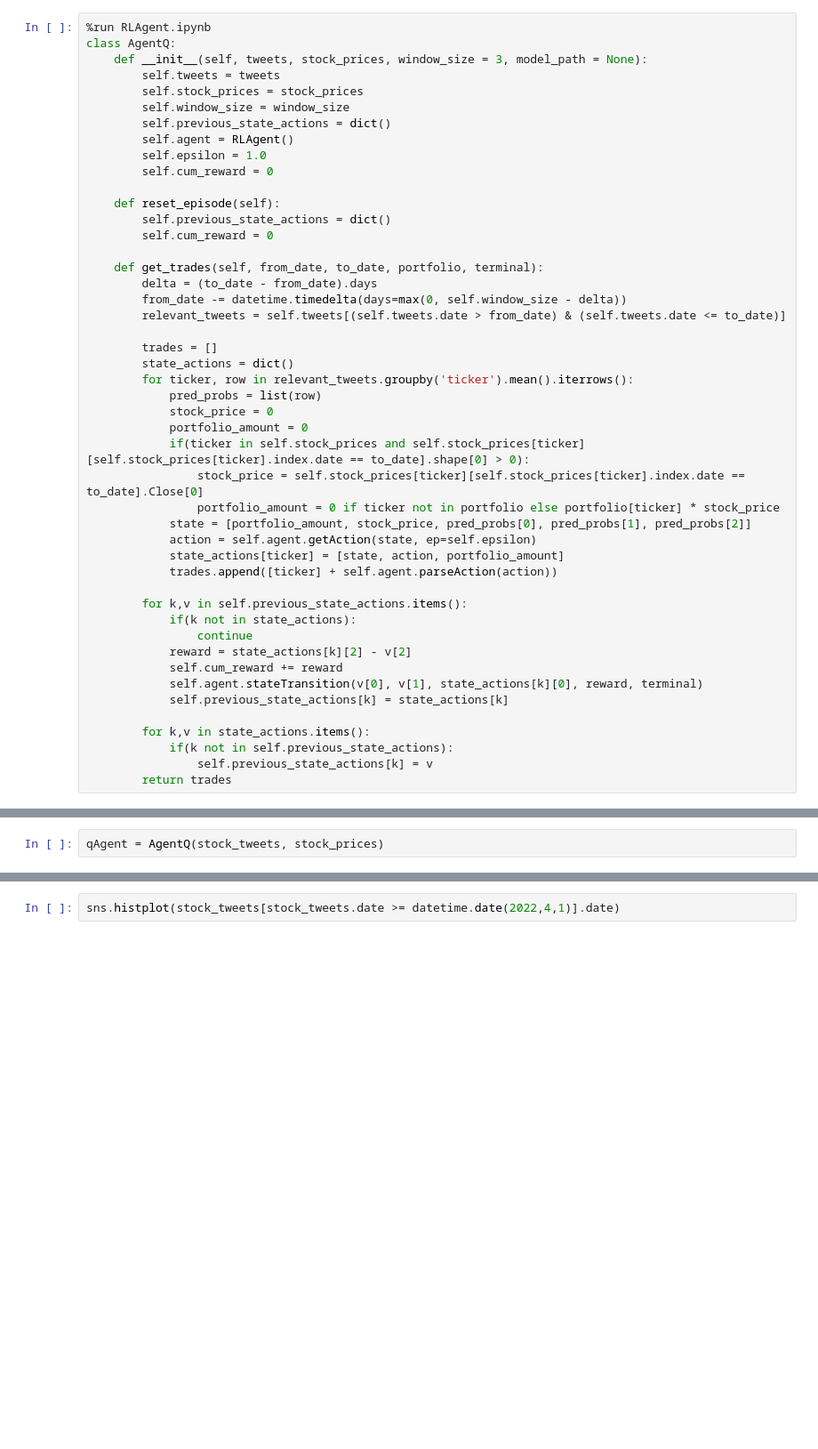
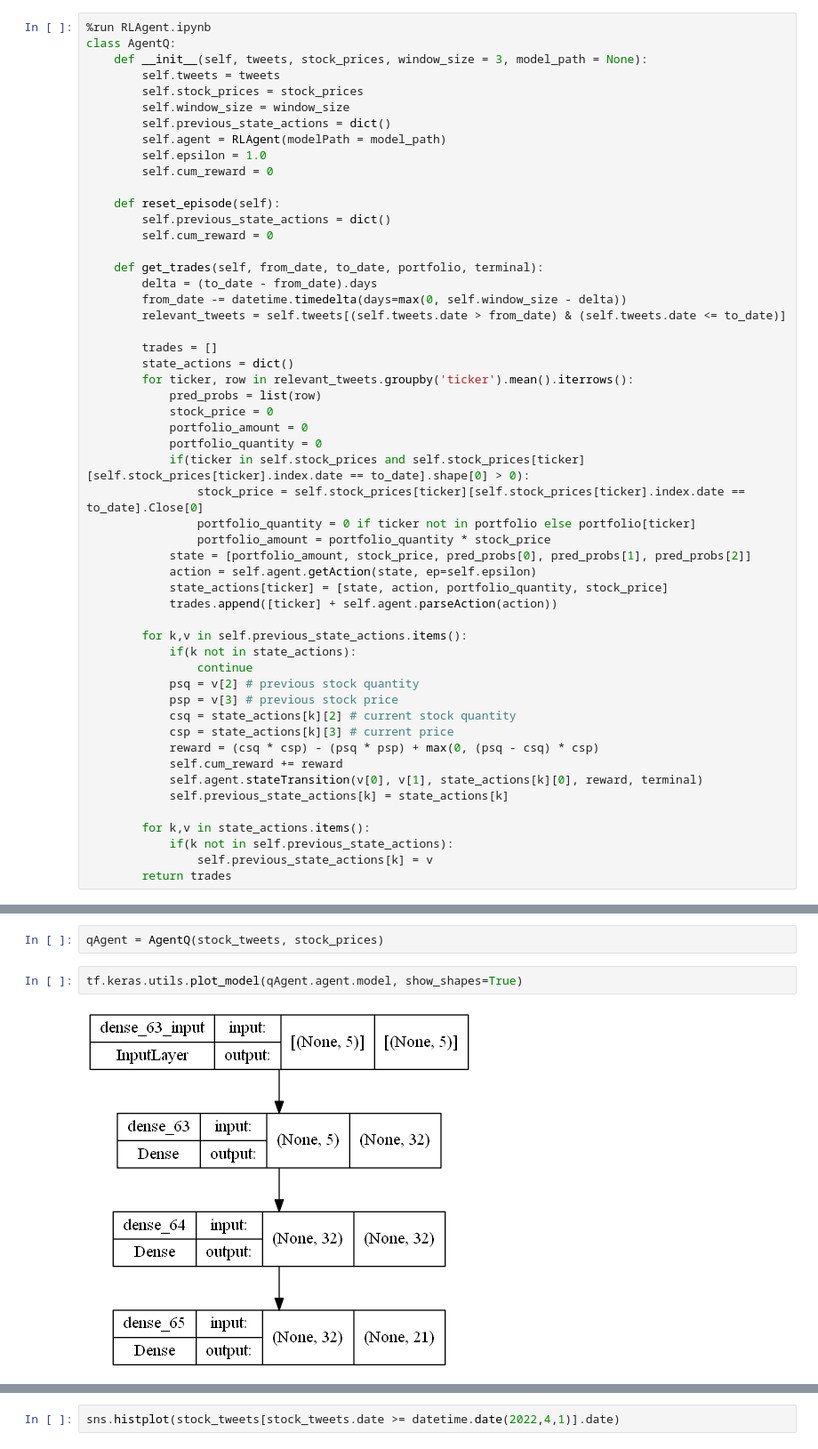
Before and after one commit to mufaddalchakera96/TwtFinSentimentRLAgent, a Jupyter notebook: simulator.ipynb, the cells around one changed output, grey strips where cells are left out. Shown: that part at 89% size. Cells and saved outputs as stored; diff of their text form; blank space fills up the shorter version.

```diff
--- a/simulator.ipynb
+++ b/simulator.ipynb
@@ -184,7 +184,7 @@ class AgentQ:
         self.stock_prices = stock_prices
         self.window_size = window_size
         self.previous_state_actions = dict()
-        self.agent = RLAgent()
+        self.agent = RLAgent(modelPath = model_path)
         self.epsilon = 1.0
         self.cum_reward = 0
 
@@ -203,18 +203,24 @@ class AgentQ:
             pred_probs = list(row)
             stock_price = 0
             portfolio_amount = 0
+            portfolio_quantity = 0
             if(ticker in self.stock_prices and self.stock_prices[ticker][self.stock_prices[ticker].index.date == to_date].shape[0] > 0):
                 stock_price = self.stock_prices[ticker][self.stock_prices[ticker].index.date == to_date].Close[0]
-                portfolio_amount = 0 if ticker not in portfolio else portfolio[ticker] * stock_price
+                portfolio_quantity = 0 if ticker not in portfolio else portfolio[ticker]
+                portfolio_amount = portfolio_quantity * stock_price
             state = [portfolio_amount, stock_price, pred_probs[0], pred_probs[1], pred_probs[2]]
             action = self.agent.getAction(state, ep=self.epsilon)
-            state_actions[ticker] = [state, action, portfolio_amount]
+            state_actions[ticker] = [state, action, portfolio_quantity, stock_price]
             trades.append([ticker] + self.agent.parseAction(action))
 
         for k,v in self.previous_state_actions.items():
             if(k not in state_actions):
                 continue
-            reward = state_actions[k][2] - v[2]
+            psq = v[2] # previous stock quantity
+            psp = v[3] # previous stock price
+            csq = state_actions[k][2] # current stock quantity
+            csp = state_actions[k][3] # current price
+            reward = (csq * csp) - (psq * psp) + max(0, (psq - csq) * csp)
             self.cum_reward += reward
             self.agent.stateTransition(v[0], v[1], state_actions[k][0], reward, terminal)
             self.previous_state_actions[k] = state_actions[k]
@@ -293,6 +299,10 @@ class Simulation:
         print(f"total buys : {total_buys}\ntotal sells: {total_sells}\ntotal_holds : {total_hodl}")
 # %%
 qAgent = AgentQ(stock_tweets, stock_prices)
+# %%
+tf.keras.utils.plot_model(qAgent.agent.model, show_shapes=True)
+# %% [output]
+[figure, added]
 # %%
 # Training for Q agent
 NUM_EPISODES = 2000
```
Also changed, not shown: parts of 12 cells of this notebook, 10 other files.
